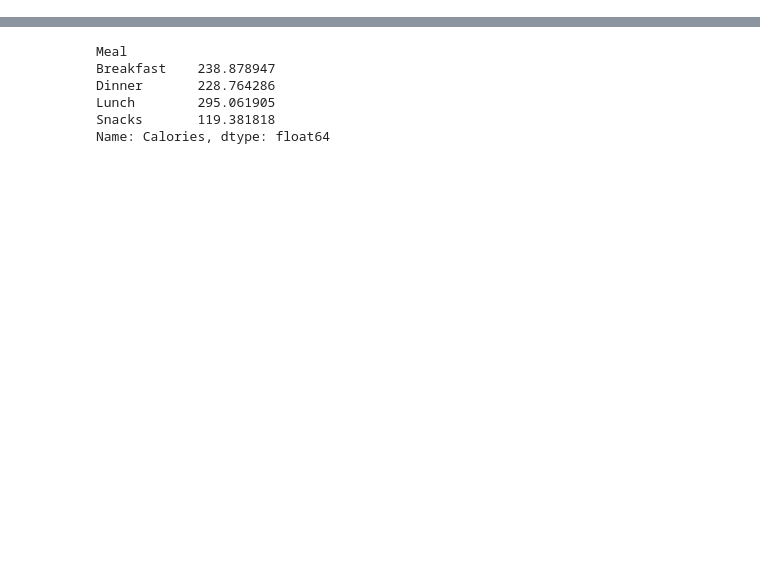
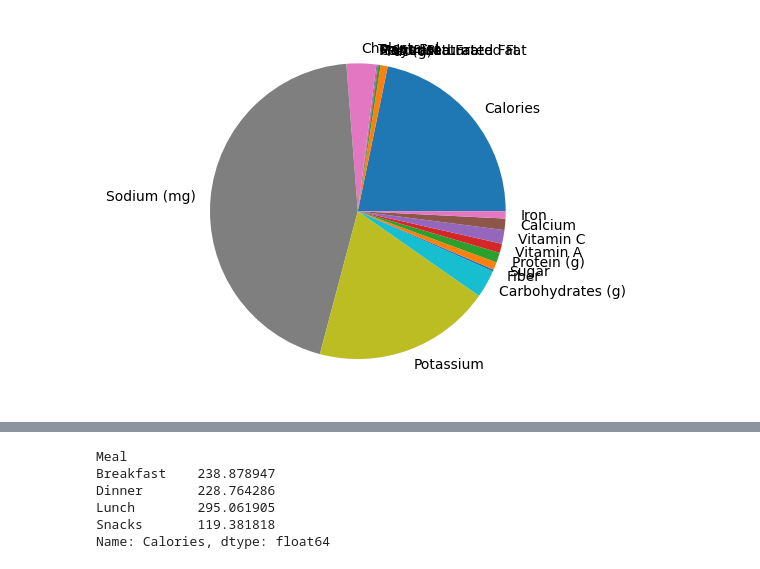
Before and after one commit to GuntherChung/inst388_data, a Jupyter notebook: insights.ipynb, the cells around one changed output, grey strips where cells are left out. Drawn from its saved outputs; the diff is of its cells as text; code cells hidden in the pictures; blank space fills up the shorter version.

```diff
--- a/insights.ipynb
+++ b/insights.ipynb
@@ -22,3 +39,14 @@ df
+# %%
+# Compute the average values for each nutrient
+avg_nutrients = df.mean()
+
+# Create a pie chart showing the average values for each nutrient
+avg_nutrients.plot(kind='pie')
+
+# Show the pie chart
+plt.show()
+# %% [output]
+[figure, added]
 # %%
 # Get the list of column names
 column_names = df.columns.tolist()
```
Also changed, not shown: parts of 6 cells of this notebook, 5 other files.
